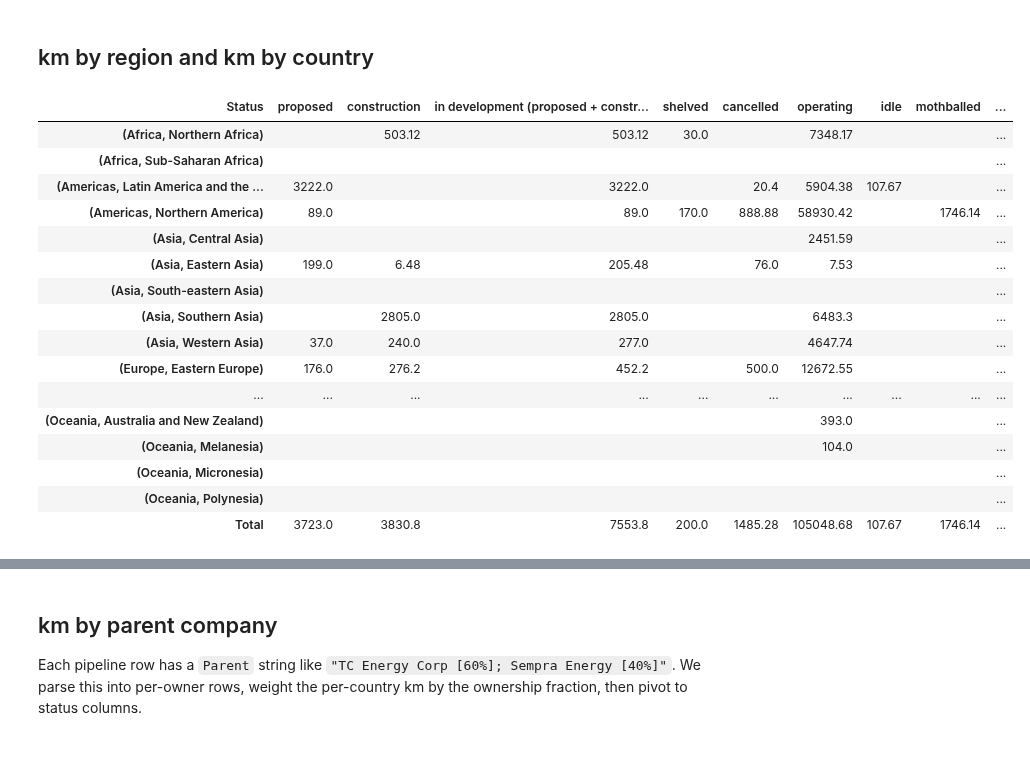
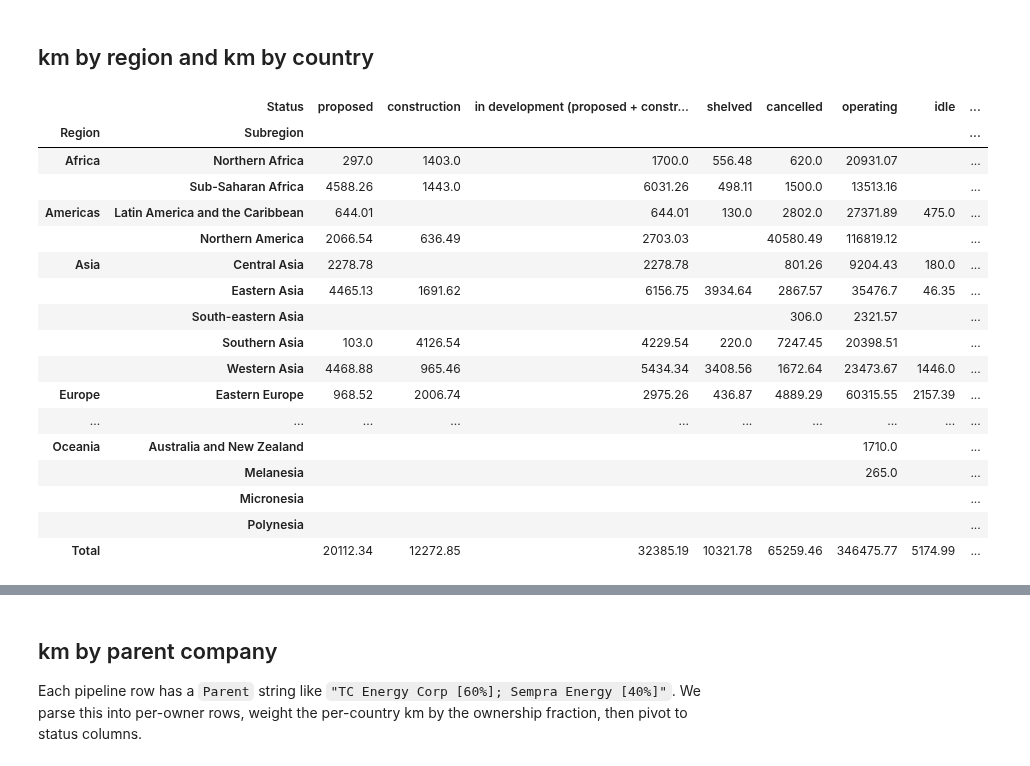
Before and after one commit to GlobalEnergyMonitor/goit-ggit-data-ops, a Jupyter notebook: scripts/data-release-summary-sheets/2026-q2-oil-pipelines/GOIT-pipelines-summary-sheets-June2026-release.ipynb, the cells around one changed output, grey strips where cells are left out. Drawn from its saved outputs; the diff is of its cells as text; code cells hidden in the pictures.

Commit message:
add june 2026 goit release writing/analysis and update release artifacts

```diff
--- a/scripts/data-release-summary-sheets/2026-q2-oil-pipelines/GOIT-pipelines-summary-sheets-June2026-release.ipynb
+++ b/scripts/data-release-summary-sheets/2026-q2-oil-pipelines/GOIT-pipelines-summary-sheets-June2026-release.ipynb
@@ -33,8 +34,8 @@ from gem_tracker_constants import (
 # %%
 # === config ===========================================================
 # Set FUEL_TYPE to one of: "Gas", "Oil", "NGL". Run the notebook once per fuel.
-#FUEL_TYPE = "Oil"
-FUEL_TYPE = "NGL"
+FUEL_TYPE = "Oil"
+#FUEL_TYPE = "NGL"
 
 # Source spreadsheet (June 2026 GOIT oil/NGL release).
 # Past keys, for reference:
@@ -42,7 +43,7 @@ FUEL_TYPE = "NGL"
 #   1foPLE6K-uqFlaYgLPAUxzeXfDO5wOOqE7tibNHeqTek  — CURRENT (rolling)
 #   1OXybaZOn0f2ONB6d_J0A3SG2bJ660C2Kr8fuc5o8cjs  — Dec 2024 GGIT
 #   1xjaeq0OwdN-Orht7Q7ynPHB2uY_gnMvAeha-QHkzoZw  — Nov 2025 GGIT
-SPREADSHEET_KEY = "1ozthYFZX2bQlmPGpzA4-OxPb5L1z72JsizSSwRsx1I8" # June 2026 GOIT
+SPREADSHEET_KEY = "1gChRPYLrcirx3lNI_DHWs5GaKTtfXgELVg1bHix8zqs" # June 2026 GOIT
 
 # Where to write the Excel summary. Defaults to alongside this notebook.
 OUTPUT_DIR = Path.cwd()
@@ -141,9 +140,14 @@ def clean_placeholders(df: pd.DataFrame) -> pd.DataFrame:
     return df.replace({"--": np.nan, "": np.nan})
 
 
-# drop rows missing essential identifiers
+# Same row filters as the release-downloads export
+# (scripts/data-file-creation/convert-ggit-goit-to-tracker-release-downloads.ipynb,
+# load_pipeline_data), so these summaries calculate on exactly the rows shipped
+# in the data files.
 pipes_df_orig = pipes_df_orig.loc[
-    (pipes_df_orig["PipelineName"] != "") & (pipes_df_orig["Wiki"] != "")
+    (pipes_df_orig["Status"] != "N/A")
+    & (pipes_df_orig["PipelineName"] != "")
+    & (pipes_df_orig["RouteAccuracy"] != "")
 ].copy()
 
 # subset pipes to the chosen fuel bucket; collapse "Gas and Hydrogen" -> "Gas" for gas runs
@@ -152,16 +156,18 @@ if FUEL_TYPE == "Gas":
     collapse_gas_and_hydrogen(pipes_df_orig)
     collapse_gas_and_hydrogen(country_ratios_df)
 
-country_ratios_df = country_ratios_df.loc[country_ratios_df["Wiki"] != ""].copy()
+# the ratios tab needs the same status cleanup: rows with statuses outside
+# STATUS_LIST ("N/A", "mixed status") fall out of the status pivots anyway,
+# but the cost-per-km averages don't pivot by status and would otherwise
+# include them
+country_ratios_df = country_ratios_df.loc[
+    country_ratios_df["Status"].isin(STATUS_LIST)
+].copy()
+
+# no Wiki filter on the ratios tab: pipelines without wiki pages still ship in
+# the release downloads, so they count in the summaries too
 country_ratios_df = clean_placeholders(country_ratios_df)
 
-owners_df_orig = owners_df_orig.loc[
-    (owners_df_orig["ProjectID"] != "")
-    & (owners_df_orig["Wiki"] != "")
-    & (owners_df_orig["Status"] != "N/A")
-].set_index("ProjectID")
-owners_df_orig = clean_placeholders(owners_df_orig)
-
 pipes_df_orig = clean_placeholders(pipes_df_orig)
 # %% [markdown]
 ## region selection and country / region subsets
@@ -242,48 +250,50 @@ def pivot_km(group_cols, index) -> pd.DataFrame:
     """Sum LengthMergedKmByCountry by Status × group_cols, reshape to wide form."""
     grouped = (
         country_ratios_df_subset.groupby([*group_cols, "Status"])["LengthMergedKmByCountry"]
         .sum()
         .unstack("Status")
         .reindex(columns=STATUS_LIST)
         .reindex(index=index)
         .fillna(0)
     )
     grouped[IN_DEV_COL] = grouped[["proposed", "construction"]].sum(axis=1)
     return grouped[EXCEL_STATUS_LIST]
 
 
 km_by_country = pivot_km(["Country"], country_list)
 km_by_country.index.name = "Country"
 
 km_by_region = pivot_km(["Region", "SubRegion"], multiindex_region_subregion)
 km_by_region.index.names = ["Region", "Subregion"]
 
 km_by_country.loc["Total"] = km_by_country.sum(axis=0).values
-km_by_region.loc["Total"] = km_by_region.sum(axis=0).values
+# full 2-level key — a flat "Total" label would collapse the MultiIndex to tuples
+km_by_region.loc[("Total", ""), :] = km_by_region.sum(axis=0).values
 
 # drop countries with no km in any status, then blank out zeros for display
 km_by_country = km_by_country.loc[~(km_by_country == 0).all(axis=1)]
 km_by_country = km_by_country.replace(0, "")
 km_by_region = km_by_region.replace(0, "")
 
 km_by_region.to_excel(excel_writer, sheet_name="Kilometers by region")
 km_by_country.to_excel(excel_writer, sheet_name="Kilometers by country")
 km_by_region
 # %% [output]
-| Status | proposed | construction | in development (proposed + constr... | shelved | cancelled | operating | idle | mothballed | ... |
-| (Africa, Northern Africa) |  | 503.12 | 503.12 | 30.0 |  | 7348.17 |  |  | ... |
-| (Africa, Sub-Saharan Africa) |  |  |  |  |  |  |  |  | ... |
-| (Americas, Latin America and the ... | 3222.0 |  | 3222.0 |  | 20.4 | 5904.38 | 107.67 |  | ... |
-| (Americas, Northern America) | 89.0 |  | 89.0 | 170.0 | 888.88 | 58930.42 |  | 1746.14 | ... |
-| (Asia, Central Asia) |  |  |  |  |  | 2451.59 |  |  | ... |
-| (Asia, Eastern Asia) | 199.0 | 6.48 | 205.48 |  | 76.0 | 7.53 |  |  | ... |
-| (Asia, South-eastern Asia) |  |  |  |  |  |  |  |  | ... |
-| (Asia, Southern Asia) |  | 2805.0 | 2805.0 |  |  | 6483.3 |  |  | ... |
-| (Asia, Western Asia) | 37.0 | 240.0 | 277.0 |  |  | 4647.74 |  |  | ... |
-| (Europe, Eastern Europe) | 176.0 | 276.2 | 452.2 |  | 500.0 | 12672.55 |  |  | ... |
+|  | Status | proposed | construction | in development (proposed + constr... | shelved | cancelled | operating | idle | ... |
+| Region | Subregion |  |  |  |  |  |  |  | ... |
+| Africa | Northern Africa | 297.0 | 1403.0 | 1700.0 | 556.48 | 620.0 | 20931.07 |  | ... |
+|  | Sub-Saharan Africa | 4588.26 | 1443.0 | 6031.26 | 498.11 | 1500.0 | 13513.16 |  | ... |
+| Americas | Latin America and the Caribbean | 644.01 |  | 644.01 | 130.0 | 2802.0 | 27371.89 | 475.0 | ... |
+|  | Northern America | 2066.54 | 636.49 | 2703.03 |  | 40580.49 | 116819.12 |  | ... |
+| Asia | Central Asia | 2278.78 |  | 2278.78 |  | 801.26 | 9204.43 | 180.0 | ... |
+|  | Eastern Asia | 4465.13 | 1691.62 | 6156.75 | 3934.64 | 2867.57 | 35476.7 | 46.35 | ... |
+|  | South-eastern Asia |  |  |  |  | 306.0 | 2321.57 |  | ... |
+|  | Southern Asia | 103.0 | 4126.54 | 4229.54 | 220.0 | 7247.45 | 20398.51 |  | ... |
+|  | Western Asia | 4468.88 | 965.46 | 5434.34 | 3408.56 | 1672.64 | 23473.67 | 1446.0 | ... |
+| Europe | Eastern Europe | 968.52 | 2006.74 | 2975.26 | 436.87 | 4889.29 | 60315.55 | 2157.39 | ... |
 | ... | ... | ... | ... | ... | ... | ... | ... | ... | ... |
-| (Oceania, Australia and New Zealand) |  |  |  |  |  | 393.0 |  |  | ... |
-| (Oceania, Melanesia) |  |  |  |  |  | 104.0 |  |  | ... |
-| (Oceania, Micronesia) |  |  |  |  |  |  |  |  | ... |
-| (Oceania, Polynesia) |  |  |  |  |  |  |  |  | ... |
-| Total | 3723.0 | 3830.8 | 7553.8 | 200.0 | 1485.28 | 105048.68 | 107.67 | 1746.14 | ... |
+| Oceania | Australia and New Zealand |  |  |  |  |  | 1710.0 |  | ... |
+|  | Melanesia |  |  |  |  |  | 265.0 |  | ... |
+|  | Micronesia |  |  |  |  |  |  |  | ... |
+|  | Polynesia |  |  |  |  |  |  |  | ... |
+| Total |  | 20112.34 | 12272.85 | 32385.19 | 10321.78 | 65259.46 | 346475.77 | 5174.99 | ... |
```
Also changed, not shown: parts of 13 cells of this notebook, 29 other files.
